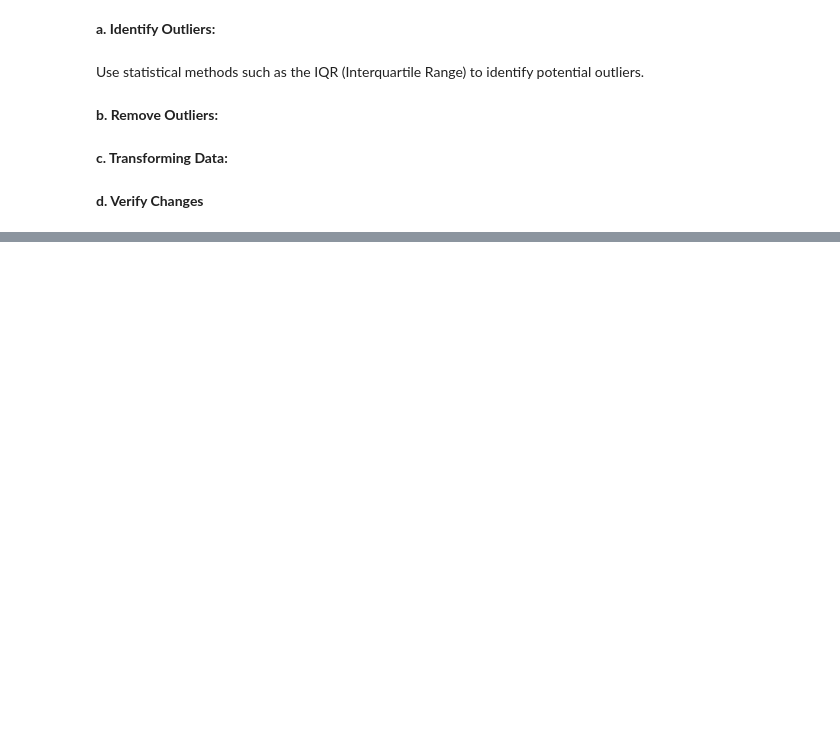
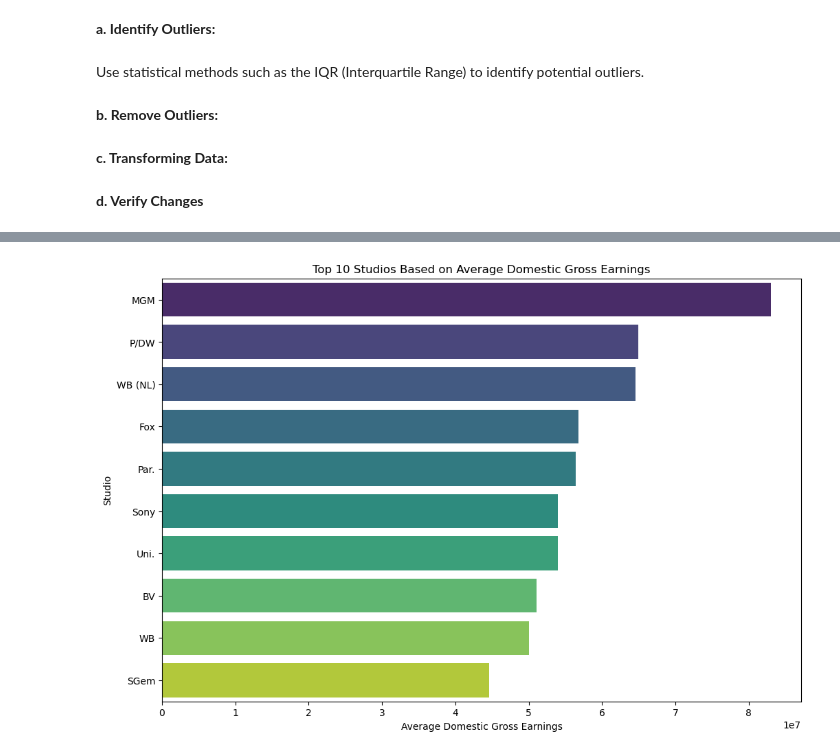
Before and after one commit to Adhiambo254/project_phase1, a Jupyter notebook: project_index.ipynb, the cells around one changed output, grey strips where cells are left out. Drawn from its saved outputs; the diff is of its cells as text; code cells hidden in the pictures; blank space fills up the shorter version.

```diff
--- a/project_index.ipynb
+++ b/project_index.ipynb
@@ -323,0 +374,14 @@ plt.show()
+# %%
+# Top N studios (adjust N as needed)
+top_studios = 10
+studio_performance = bom_movie_gross_df.groupby('studio')['domestic_gross'].mean().sort_values(ascending=False).head(top_studios)
+
+# Plotting Horizontal Bar Chart for Top Studios
+plt.figure(figsize=(12, 8))
+sns.barplot(x=studio_performance.values, y=studio_performance.index, palette='viridis')
+plt.xlabel('Average Domestic Gross Earnings')
+plt.ylabel('Studio')
+plt.title(f'Top {top_studios} Studios Based on Average Domestic Gross Earnings')
+plt.show()
+# %% [output]
+[figure, added]
```
Also changed, not shown: parts of 36 cells of this notebook.
